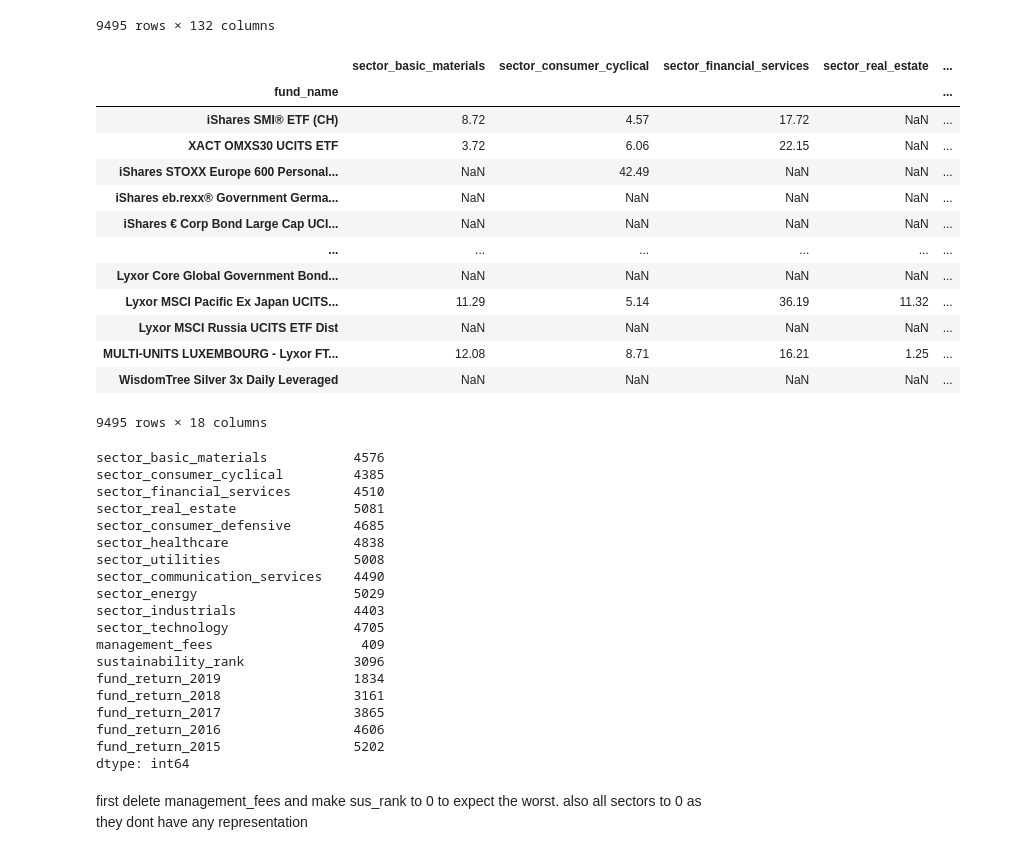
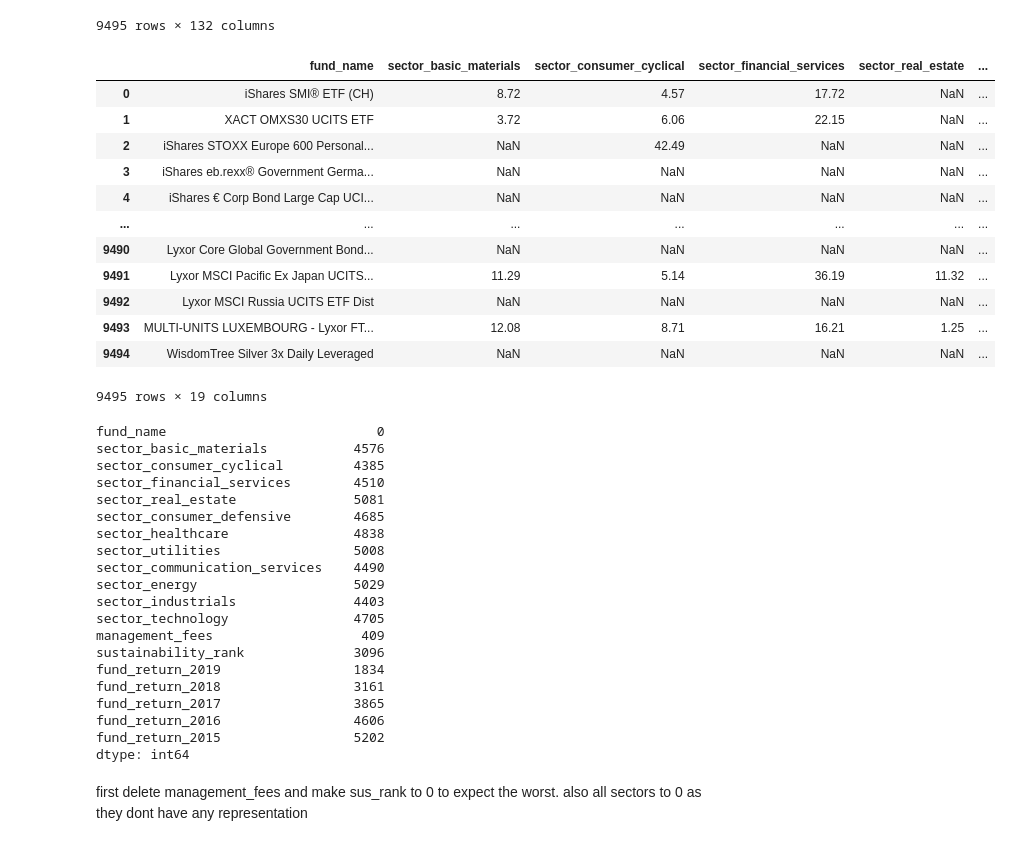
Before and after one commit to andres-nav/optimization, a Jupyter notebook: code.ipynb, the cells around one changed output. Cells and saved outputs as stored; diff of their text form; code cells hidden in the pictures.

Commit message:
dev: done basic model

```diff
--- a/code.ipynb
+++ b/code.ipynb
@@ -20,31 +20,30 @@ data
 # %%
 columns = ["fund_name",
 "sector_basic_materials",
 "sector_consumer_cyclical", "sector_financial_services", "sector_real_estate", "sector_consumer_defensive", "sector_healthcare", "sector_utilities", "sector_communication_services", "sector_energy", "sector_industrials", "sector_technology",
 "management_fees", "sustainability_rank",
 "fund_return_2019", "fund_return_2018", "fund_return_2017", "fund_return_2016", "fund_return_2015"]
 
 df = data[columns]
-df.set_index("fund_name", inplace=True)
 df
 # %% [output]
-|  | sector_basic_materials | sector_consumer_cyclical | sector_financial_services | sector_real_estate | ... |
-| fund_name |  |  |  |  | ... |
-| iShares SMI® ETF (CH) | 8.72 | 4.57 | 17.72 | NaN | ... |
-| XACT OMXS30 UCITS ETF | 3.72 | 6.06 | 22.15 | NaN | ... |
-| iShares STOXX Europe 600 Personal... | NaN | 42.49 | NaN | NaN | ... |
-| iShares eb.rexx® Government Germa... | NaN | NaN | NaN | NaN | ... |
-| iShares € Corp Bond Large Cap UCI... | NaN | NaN | NaN | NaN | ... |
-| ... | ... | ... | ... | ... | ... |
-| Lyxor Core Global Government Bond... | NaN | NaN | NaN | NaN | ... |
-| Lyxor MSCI Pacific Ex Japan UCITS... | 11.29 | 5.14 | 36.19 | 11.32 | ... |
-| Lyxor MSCI Russia UCITS ETF Dist | NaN | NaN | NaN | NaN | ... |
-| MULTI-UNITS LUXEMBOURG - Lyxor FT... | 12.08 | 8.71 | 16.21 | 1.25 | ... |
-| WisdomTree Silver 3x Daily Leveraged | NaN | NaN | NaN | NaN | ... |
+|  | fund_name | sector_basic_materials | sector_consumer_cyclical | sector_financial_services | sector_real_estate | ... |
+| 0 | iShares SMI® ETF (CH) | 8.72 | 4.57 | 17.72 | NaN | ... |
+| 1 | XACT OMXS30 UCITS ETF | 3.72 | 6.06 | 22.15 | NaN | ... |
+| 2 | iShares STOXX Europe 600 Personal... | NaN | 42.49 | NaN | NaN | ... |
+| 3 | iShares eb.rexx® Government Germa... | NaN | NaN | NaN | NaN | ... |
+| 4 | iShares € Corp Bond Large Cap UCI... | NaN | NaN | NaN | NaN | ... |
+| ... | ... | ... | ... | ... | ... | ... |
+| 9490 | Lyxor Core Global Government Bond... | NaN | NaN | NaN | NaN | ... |
+| 9491 | Lyxor MSCI Pacific Ex Japan UCITS... | 11.29 | 5.14 | 36.19 | 11.32 | ... |
+| 9492 | Lyxor MSCI Russia UCITS ETF Dist | NaN | NaN | NaN | NaN | ... |
+| 9493 | MULTI-UNITS LUXEMBOURG - Lyxor FT... | 12.08 | 8.71 | 16.21 | 1.25 | ... |
+| 9494 | WisdomTree Silver 3x Daily Leveraged | NaN | NaN | NaN | NaN | ... |
-9495 rows × 18 columns
+9495 rows × 19 columns
 # %%
 df.isna().sum()
 # %% [output]
+fund_name                           0
 sector_basic_materials           4576
 sector_consumer_cyclical         4385
 sector_financial_services        4510
```
Also changed, not shown: parts of 9 cells of this notebook, 1 other file.
